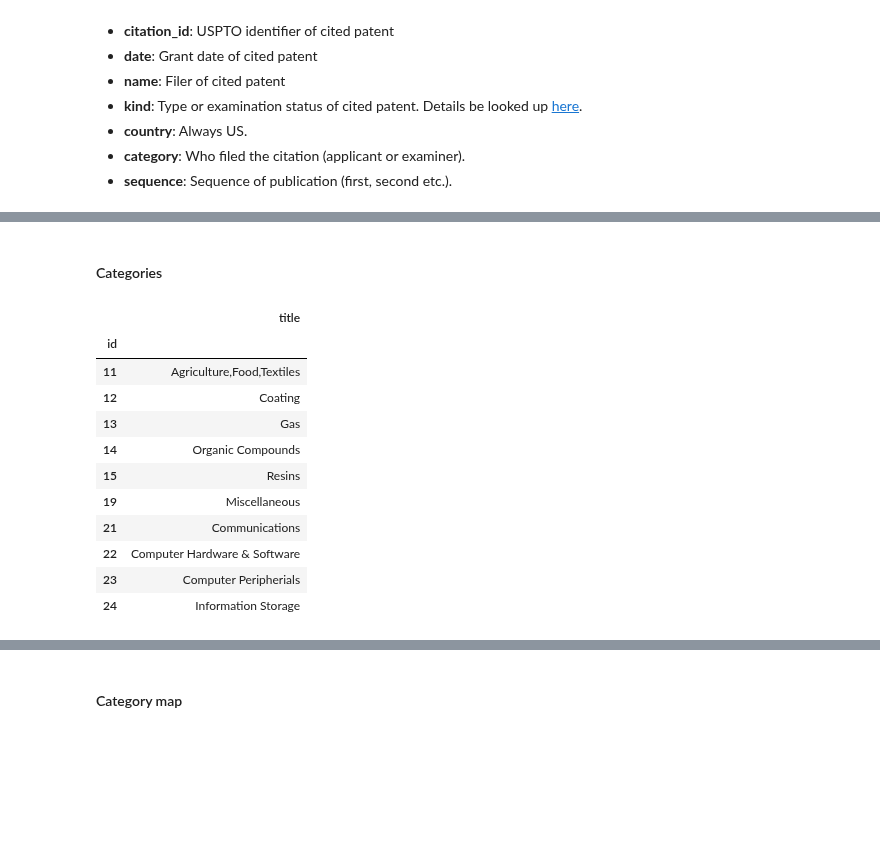
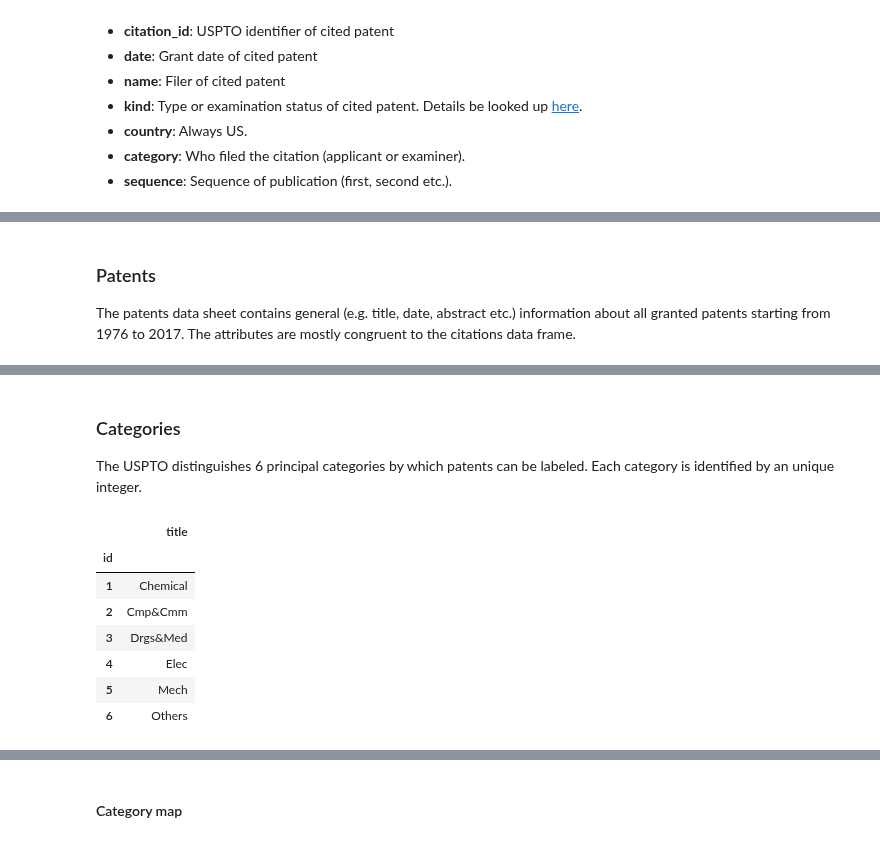
Before and after one commit to roman-bachmann/prayingmantissa, a Jupyter notebook: project/patents.ipynb, the cells around one changed output, grey strips where cells are left out. Cells and saved outputs as stored; diff of their text form; code cells hidden in the pictures; blank space fills up the shorter version.

Commit message:
It is read.

```diff
--- a/project/patents.ipynb
+++ b/project/patents.ipynb
@@ -59 +56,5 @@ citations_raw.head()
+# %% [markdown]
+### Patents
+
+The patents data sheet contains general (e.g. title, date, abstract etc.) information about all granted patents starting from 1976 to 2017. The attributes are mostly congruent to the citations data frame.
 # %%
@@ -71,17 +69,15 @@ del patents_raw
-# %% [markdown]
-#### Categories
+# %% [markdown]
+### Categories
+
+The USPTO distinguishes 6 principal categories by which patents can be labeled. Each category is identified by an unique integer.
 # %%
-pd.read_csv(DATA + 'categories_raw.tsv', delimiter='\t', index_col=0).head()
+pd.read_csv(DATA + 'categories_raw.tsv', delimiter='\t', index_col=0)
 # %% [output]
 |  | title |
 | id |  |
-| 11 | Agriculture,Food,Textiles |
-| 12 | Coating |
-| 13 | Gas |
-| 14 | Organic Compounds |
-| 15 | Resins |
-| 19 | Miscellaneous |
-| 21 | Communications |
-| 22 | Computer Hardware & Software |
-| 23 | Computer Peripherials |
-| 24 | Information Storage |
+| 1 | Chemical |
+| 2 | Cmp&Cmm |
+| 3 | Drgs&Med |
+| 4 | Elec |
+| 5 | Mech |
+| 6 | Others |
```
Also changed, not shown: parts of 39 cells of this notebook.
